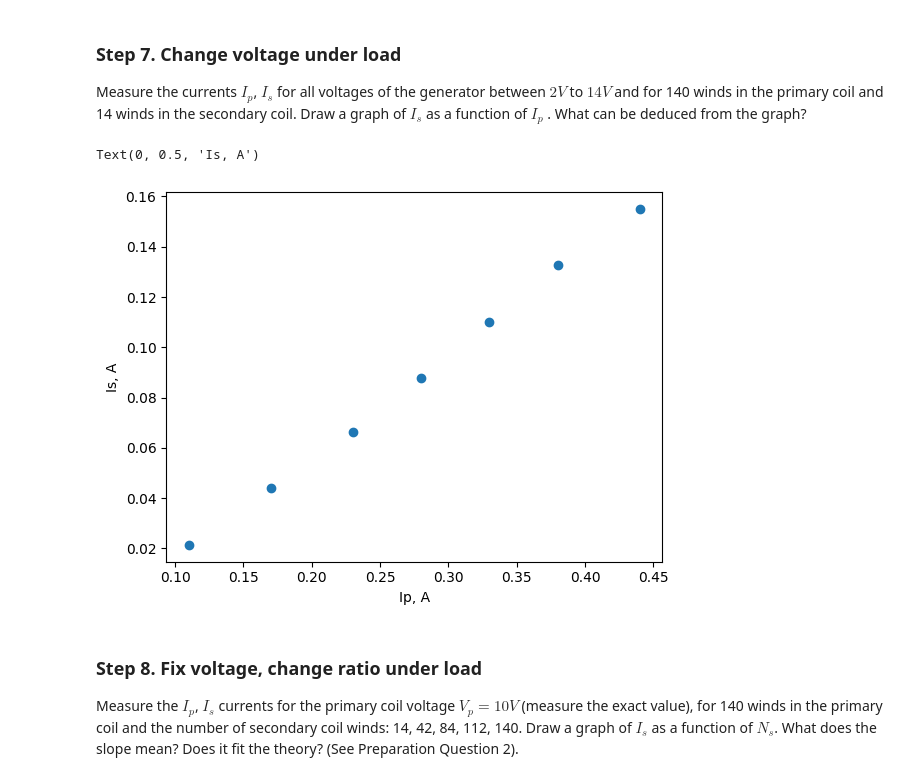
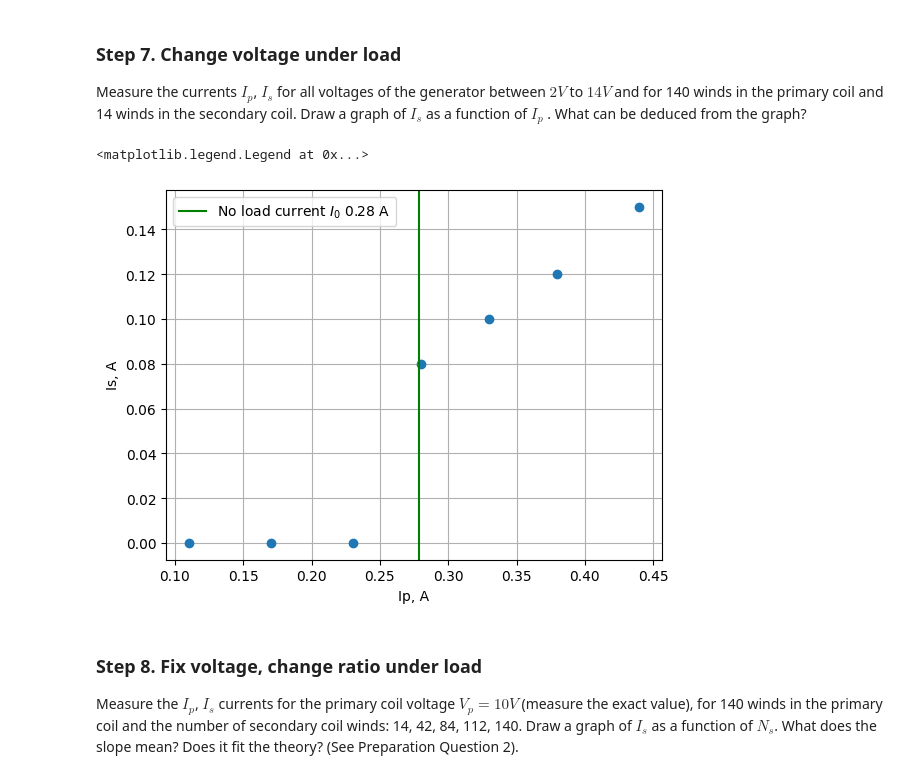
Before and after one commit to evgeny-kolonsky/Lab2_Transformer, a Jupyter notebook: Technion_ph_Transformer_lab.ipynb, the cells around one changed output. Drawn from its saved outputs; the diff is of its cells as text; code cells hidden in the pictures.

```diff
--- a/Technion_ph_Transformer_lab.ipynb
+++ b/Technion_ph_Transformer_lab.ipynb
@@ -666,28 +671,31 @@ Measure the currents $𝐼_𝑝$, $𝐼_𝑠$ for all voltages of the generator
 # %%
 # measurements: each line a point Vp, Ip, Vs
 RL = 8.9
 measurements = '''
-# Vp, Ip, Vs, Ip, phi
+# Vp, Ip, Vs, Is, phi
 2.17 0.11 0.19 0 64
 4.34 0.17 0.39 0 56
 6.46 0.23 0.59 0 51
 8.66 0.28 0.78 0.08 48
 10.82 0.33 0.98 0.10 46
 13.0 0.38 1.18 0.12 45
 15.0 0.44 1.38 0.15 44
 '''
 Vp, Ip, Vs, Is, phi = np.genfromtxt(measurements.splitlines(), dtype=float).T
 Np = 140
 Ns = 14
-Is = Vs / RL
+#Is = Vs / RL
 
 
 plt.plot(Ip, Is, 'o')
 plt.xlabel('Ip, A')
 plt.ylabel('Is, A')
+plt.grid()
+plt.axvline(I0, color='green', label=rf'No load current $I_0$ {I0:.2f} A')
+plt.legend()
 # %% [output]
-Text(0, 0.5, 'Is, A')
+<matplotlib.legend.Legend at 0x...>
-[figure, old version]
+[figure, new version]
 # %% [markdown]
 ### Step 8. Fix voltage, change ratio under load
 
```
Also changed, not shown: parts of 12 cells of this notebook.
